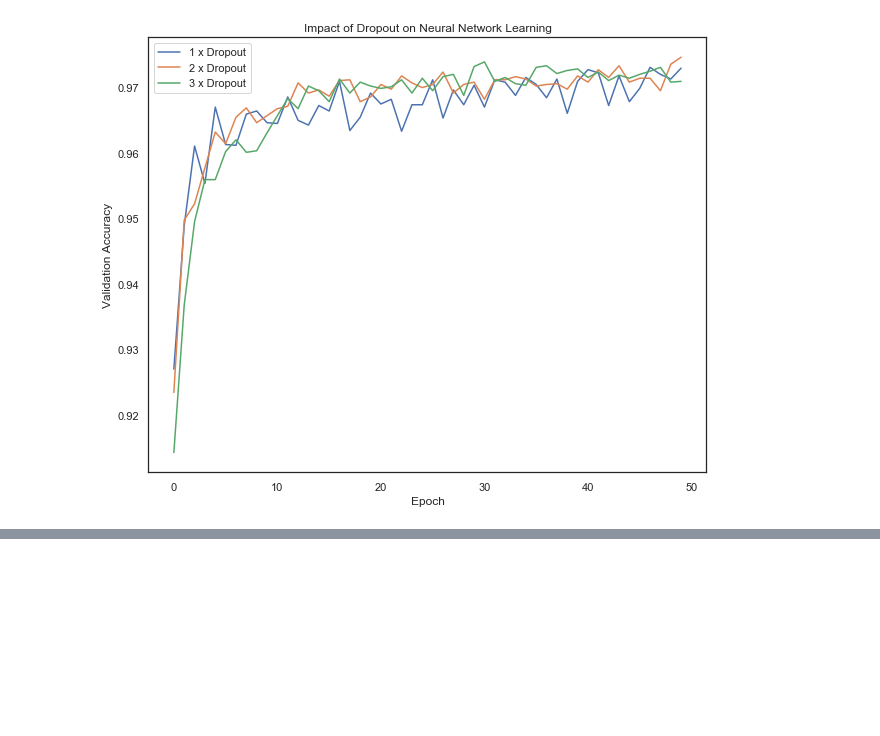
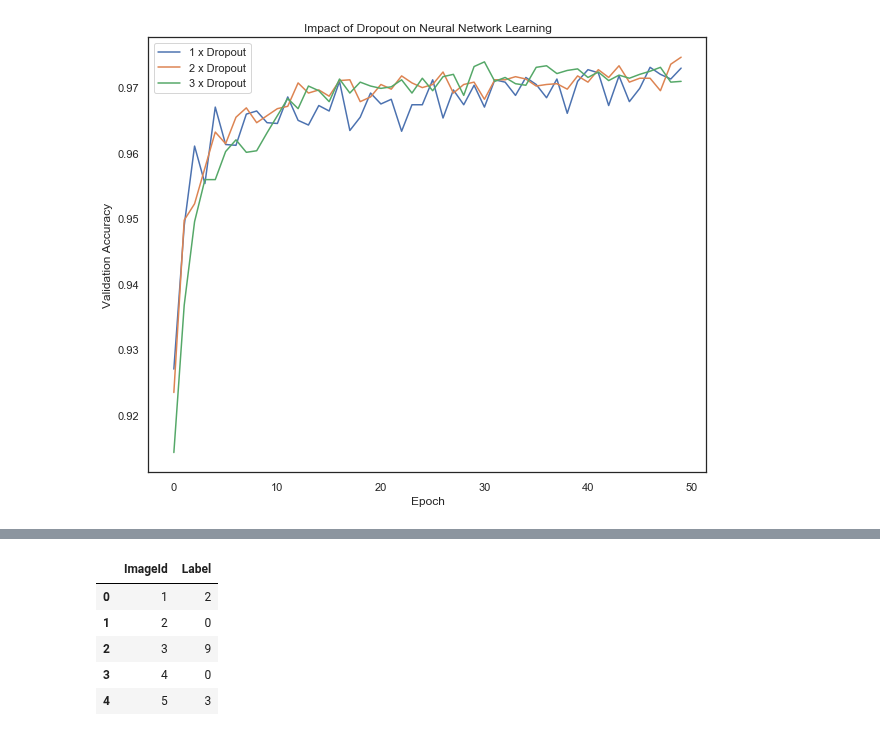
Before and after one commit to amypeniston/kaggle-competitions, a Jupyter notebook: digit-recognizer/2_Neural_Networks.ipynb, the cells around one changed output, grey strips where cells are left out. Saved outputs shown, nothing was run; the diff lists cells and outputs as text; code cells hidden in the pictures; blank space fills up the shorter version.

```diff
--- a/digit-recognizer/2_Neural_Networks.ipynb
+++ b/digit-recognizer/2_Neural_Networks.ipynb
@@ -285,0 +491,30 @@ output.head()
+# %%
+batch_size = 128
+n_epochs = 10
+verbose = 1
+optimizer = "adam"
+
+cnn = Sequential()
+
+cnn.add(Conv2D(32, kernel_size=(5,5), activation="relu", padding="Same", input_shape=(28,28,1)))
+cnn.add(Conv2D(32, kernel_size=(5,5), activation="relu", padding="Same"))
+cnn.add(MaxPooling2D(pool_size=(2,2)))
+cnn.add(Dropout(0.25))
+
+cnn.add(Conv2D(64, kernel_size=(3,3), activation="relu", padding="Same"))
+cnn.add(Conv2D(64, kernel_size=(3,3), activation="relu", padding="Same"))
+cnn.add(MaxPooling2D(pool_size=(2,2)))
+cnn.add(Dropout(0.25))
+
+cnn.add(Flatten())
+cnn.add(Dense(256, activation="relu"))
+cnn.add(Dropout(0.5))
+
+cnn.add(Dense(10, activation="softmax"))
+
+cnn.compile(optimizer="adam", loss="categorical_crossentropy", metrics=["accuracy"])
+cnn_history = cnn.fit(x=train,
+                      y=y,
+                      batch_size=batch_size,
+                      epochs=n_epochs,
+                      verbose=1)
@@ -285,0 +542,10 @@ output.head()
+# %%
+output = generate_output(cnn, test_2D, "cnn_2_levels_5x5_all_training_data", save=True)
+output.head()
+# %% [output]
+|  | ImageId | Label |
+| 0 | 1 | 2 |
+| 1 | 2 | 0 |
+| 2 | 3 | 9 |
+| 3 | 4 | 0 |
+| 4 | 5 | 3 |
```
Also changed, not shown: parts of 23 cells of this notebook, 3 other files.
